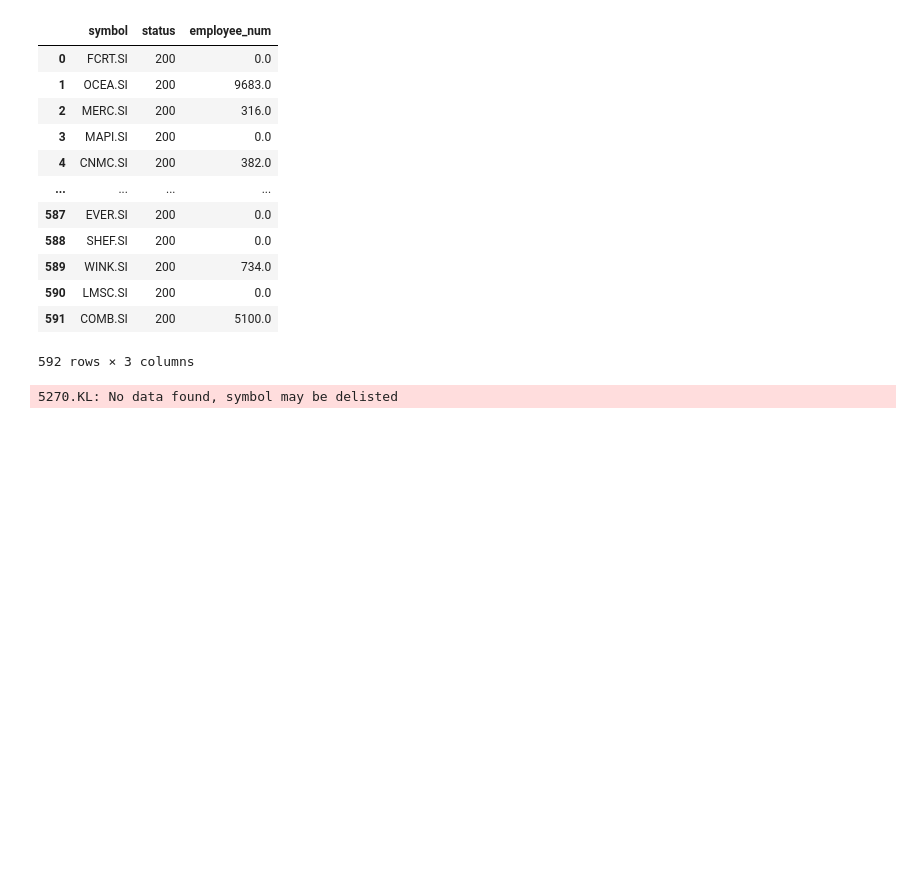
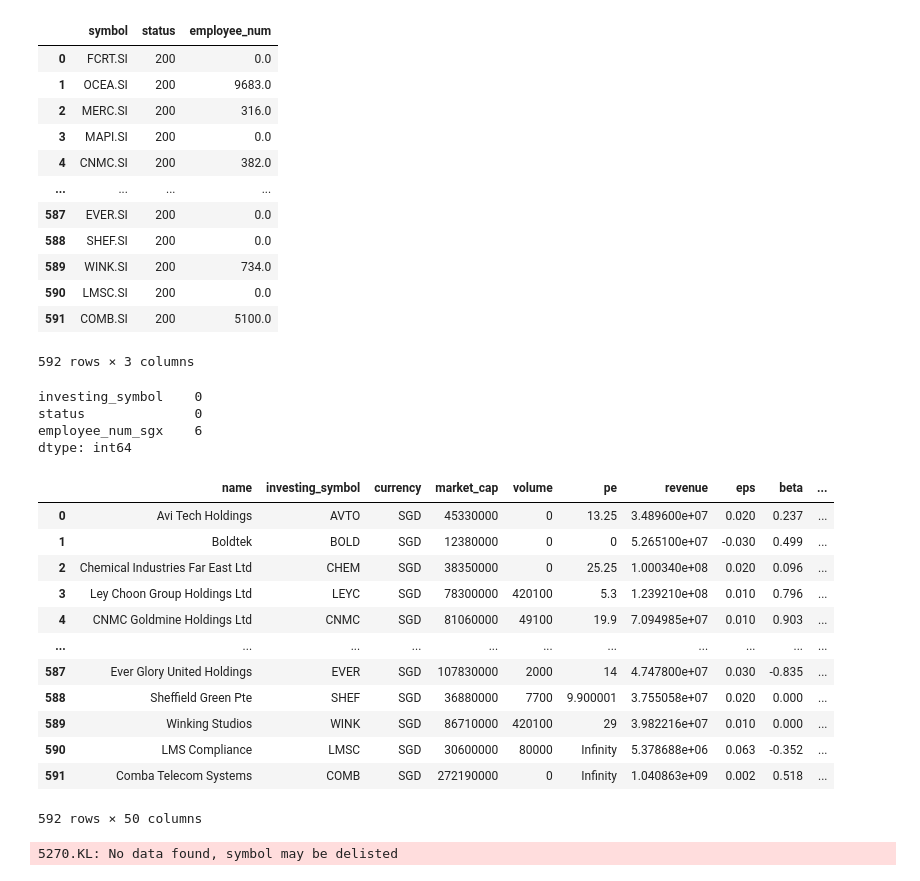
Before and after one commit to supertypeai/sectors_sg_my_data_updater, a Jupyter notebook: sg_my_scraper.ipynb, the cells around one changed output. Saved outputs shown, nothing was run; the diff lists cells and outputs as text; code cells hidden in the pictures; blank space fills up the shorter version.

Commit message:
fix employee_updater

```diff
--- a/sg_my_scraper.ipynb
+++ b/sg_my_scraper.ipynb
@@ -111,6 +247,30 @@ test_df
 | 590 | LMSC.SI | 200 | 0.0 |
 | 591 | COMB.SI | 200 | 5100.0 |
 592 rows × 3 columns
+# %%
+test_df.isnull().sum()
+# %% [output]
+investing_symbol    0
+status              0
+employee_num_sgx    6
+dtype: int64
+# %%
+test_df = test_df.rename({"symbol" : "investing_symbol", "employee_num" : "employee_num_sgx"}, axis = 1)
+pd.merge(data_db, test_df, on = "investing_symbol", how = "left")
+# %% [output]
+|  | name | investing_symbol | currency | market_cap | volume | pe | revenue | eps | beta | ... |
+| 0 | Avi Tech Holdings | AVTO | SGD | 45330000 | 0 | 13.25 | 3.489600e+07 | 0.020 | 0.237 | ... |
+| 1 | Boldtek | BOLD | SGD | 12380000 | 0 | 0 | 5.265100e+07 | -0.030 | 0.499 | ... |
+| 2 | Chemical Industries Far East Ltd | CHEM | SGD | 38350000 | 0 | 25.25 | 1.000340e+08 | 0.020 | 0.096 | ... |
+| 3 | Ley Choon Group Holdings Ltd | LEYC | SGD | 78300000 | 420100 | 5.3 | 1.239210e+08 | 0.010 | 0.796 | ... |
+| 4 | CNMC Goldmine Holdings Ltd | CNMC | SGD | 81060000 | 49100 | 19.9 | 7.094985e+07 | 0.010 | 0.903 | ... |
+| ... | ... | ... | ... | ... | ... | ... | ... | ... | ... | ... |
+| 587 | Ever Glory United Holdings | EVER | SGD | 107830000 | 2000 | 14 | 4.747800e+07 | 0.030 | -0.835 | ... |
+| 588 | Sheffield Green Pte | SHEF | SGD | 36880000 | 7700 | 9.900001 | 3.755058e+07 | 0.020 | 0.000 | ... |
+| 589 | Winking Studios | WINK | SGD | 86710000 | 420100 | 29 | 3.982216e+07 | 0.010 | 0.000 | ... |
+| 590 | LMS Compliance | LMSC | SGD | 30600000 | 80000 | Infinity | 5.378688e+06 | 0.063 | -0.352 | ... |
+| 591 | Comba Telecom Systems | COMB | SGD | 272190000 | 0 | Infinity | 1.040863e+09 | 0.002 | 0.518 | ... |
+592 rows × 50 columns
 # %%
 def clean_daily_foreign_data(foreign_daily_data):
     """
```
Also changed, not shown: parts of 5 cells of this notebook, 1 other file.
